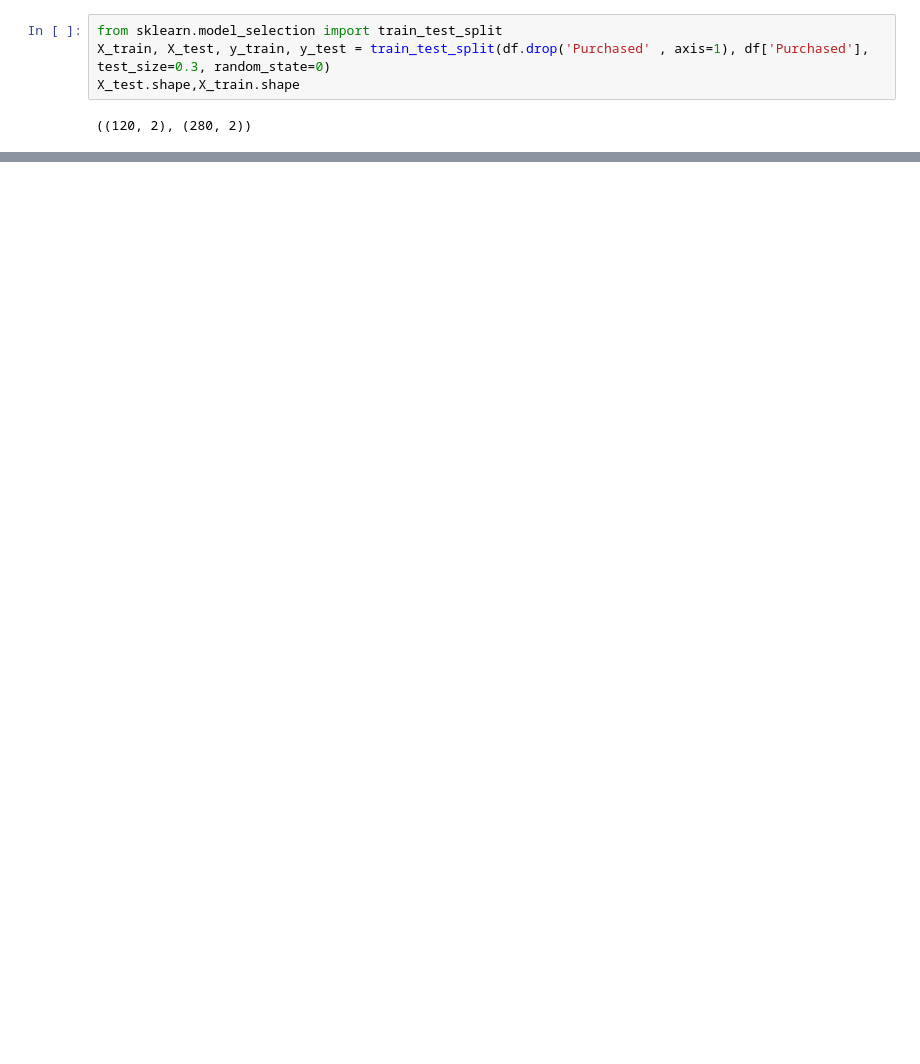
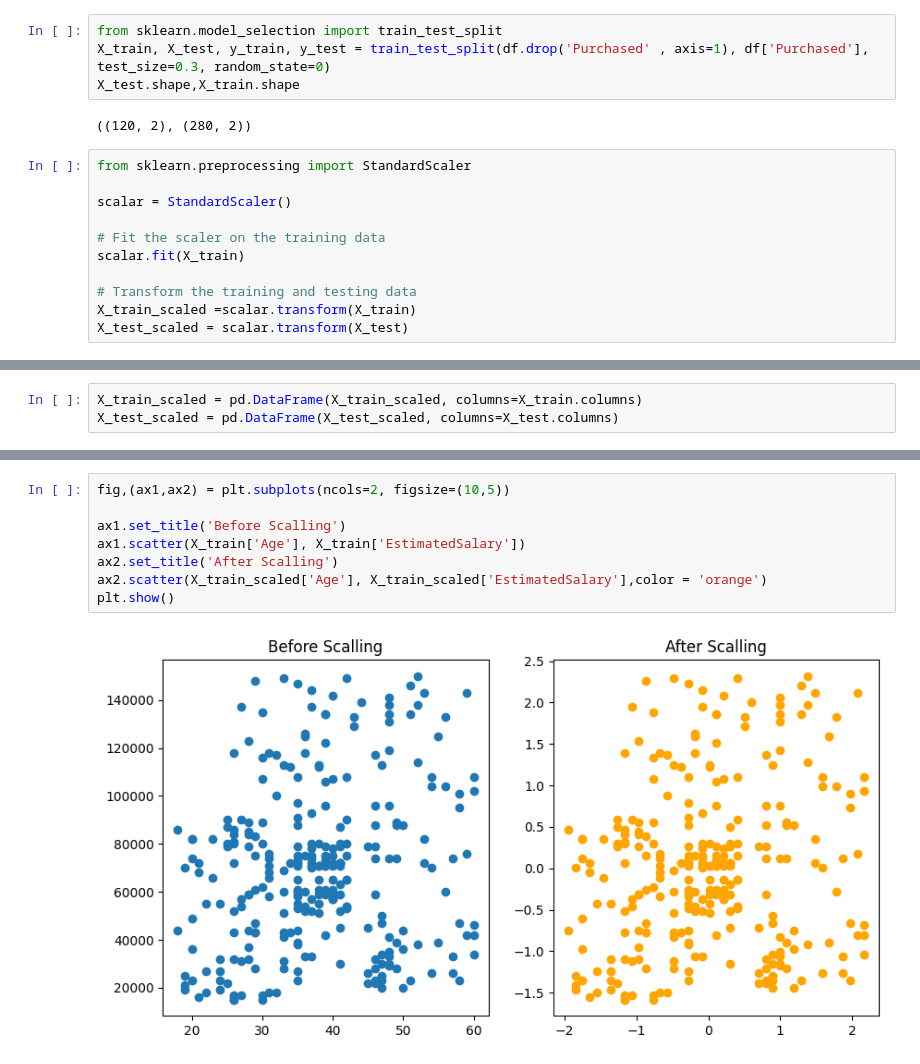
Before and after one commit to HumairaMahi-03/Machine-Learning-, a Jupyter notebook: Feature_Scaling/Standardization/Example.ipynb, the cells around one changed output, grey strips where cells are left out. Saved outputs shown, nothing was run; the diff lists cells and outputs as text; blank space fills up the shorter version.

Commit message:
Standardization

```diff
--- a/Feature_Scaling/Standardization/Example.ipynb
+++ b/Feature_Scaling/Standardization/Example.ipynb
@@ -22,3 +22,14 @@ X_train, X_test, y_train, y_test = train_test_split(df.drop('Purchased' , axis=1
 X_test.shape,X_train.shape
 # %% [output]
 ((120, 2), (280, 2))
+# %%
+from sklearn.preprocessing import StandardScaler
+
+scalar = StandardScaler()
+
+# Fit the scaler on the training data
+scalar.fit(X_train)
+
+# Transform the training and testing data
+X_train_scaled =scalar.transform(X_train)
+X_test_scaled = scalar.transform(X_test)
@@ -24,0 +41,3 @@ X_test.shape,X_train.shape
+# %%
+X_train_scaled = pd.DataFrame(X_train_scaled, columns=X_train.columns)
+X_test_scaled = pd.DataFrame(X_test_scaled, columns=X_test.columns)
@@ -24,0 +68,10 @@ X_test.shape,X_train.shape
+# %%
+fig,(ax1,ax2) = plt.subplots(ncols=2, figsize=(10,5))
+
+ax1.set_title('Before Scalling')
+ax1.scatter(X_train['Age'], X_train['EstimatedSalary'])
+ax2.set_title('After Scalling')
+ax2.scatter(X_train_scaled['Age'], X_train_scaled['EstimatedSalary'],color = 'orange')
+plt.show()
+# %% [output]
+[figure, added]
```
Also changed, not shown: parts of 28 cells of this notebook, 2 other files.
